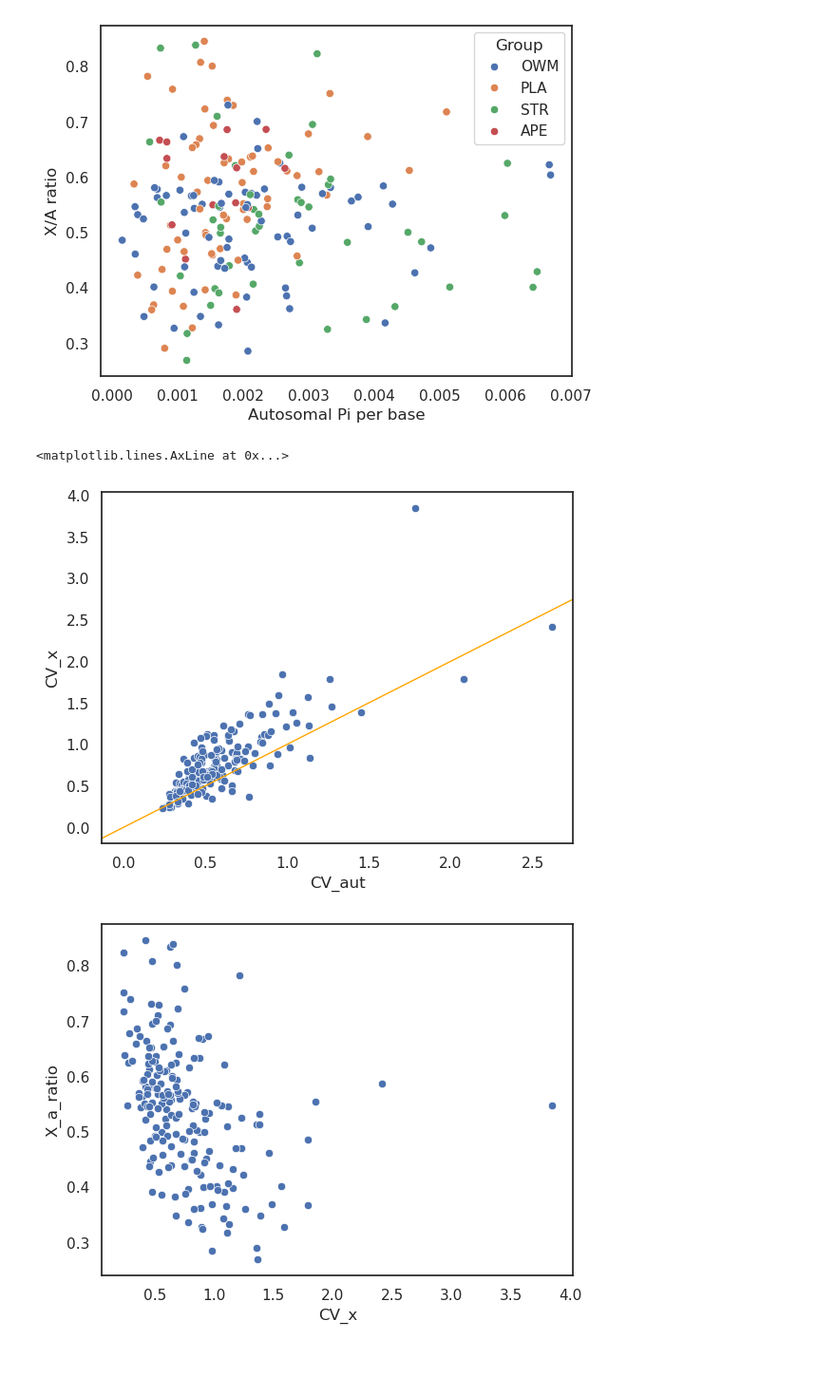
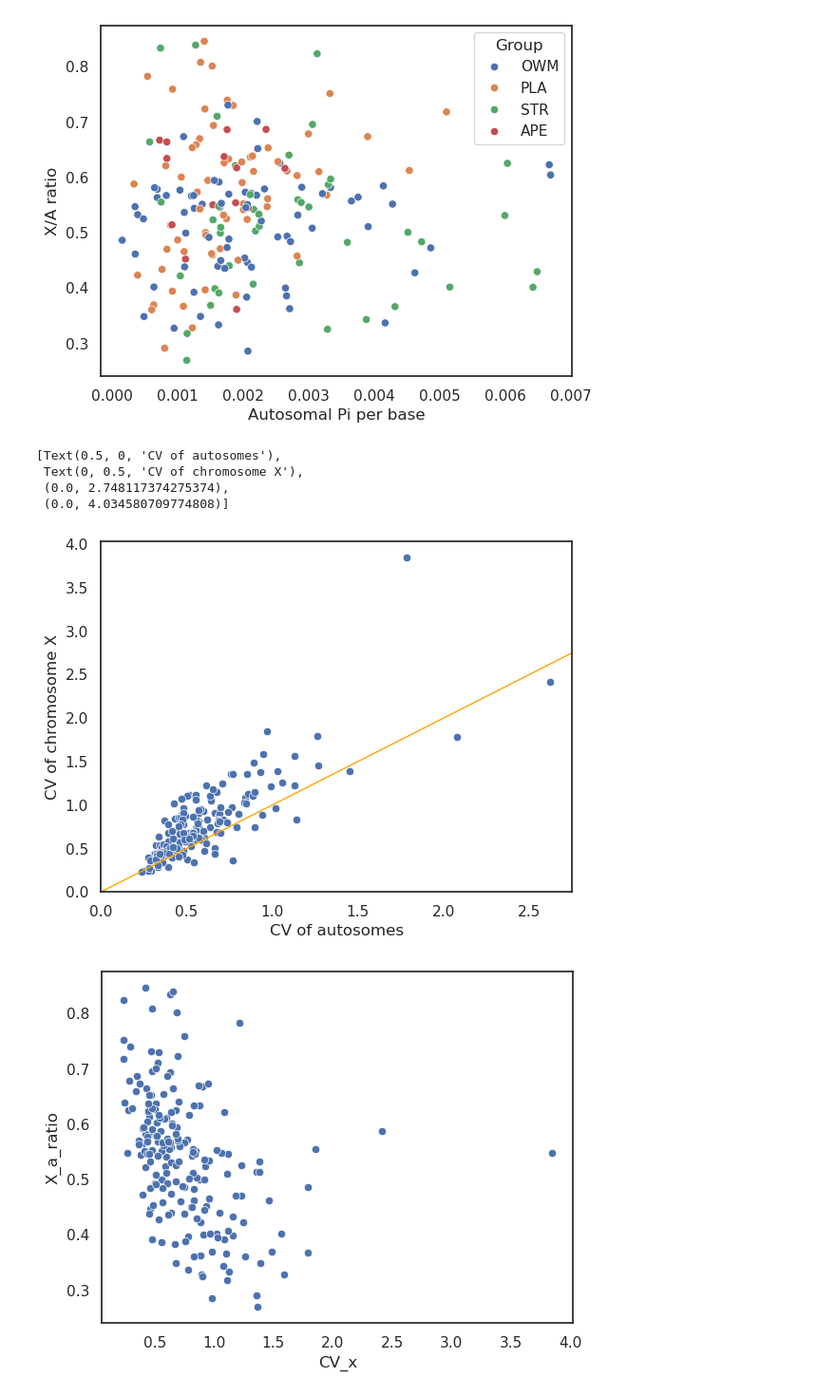
Before and after one commit to erikfogh/selection_primates, a Jupyter notebook: notebooks/main05_pi_stats.ipynb, the cells around one changed output. Shown at 95% size. Saved outputs shown, nothing was run; the diff lists cells and outputs as text; code cells hidden in the pictures; blank space fills up the shorter version.

```diff
--- a/notebooks/main05_pi_stats.ipynb
+++ b/notebooks/main05_pi_stats.ipynb
@@ -262,9 +262,13 @@ mean_pi_df["CV_x"] = (filt_pi_df_chrx.groupby(["species"])[["pi"]].std() / filt_
 # %%
 g = sns.scatterplot(mean_pi_df, x="CV_aut", y="CV_x")
 plt.axline((0, 0), slope=1, linewidth=1, color='orange')
+g.set(xlabel = "CV of autosomes", ylabel="CV of chromosome X", xlim=(0, None), ylim=(0, None))
 # %% [output]
-<matplotlib.lines.AxLine at 0x...>
+[Text(0.5, 0, 'CV of autosomes'),
+ Text(0, 0.5, 'CV of chromosome X'),
+ (0.0, 2.748117374275374),
+ (0.0, 4.034580709774808)]
-[figure, old version]
+[figure, new version]
 # %%
 g = sns.scatterplot(mean_pi_df, y="X_a_ratio", x="CV_x")
 # %% [output]
```
Also changed, not shown: parts of 3 cells of this notebook, 10 other files.
